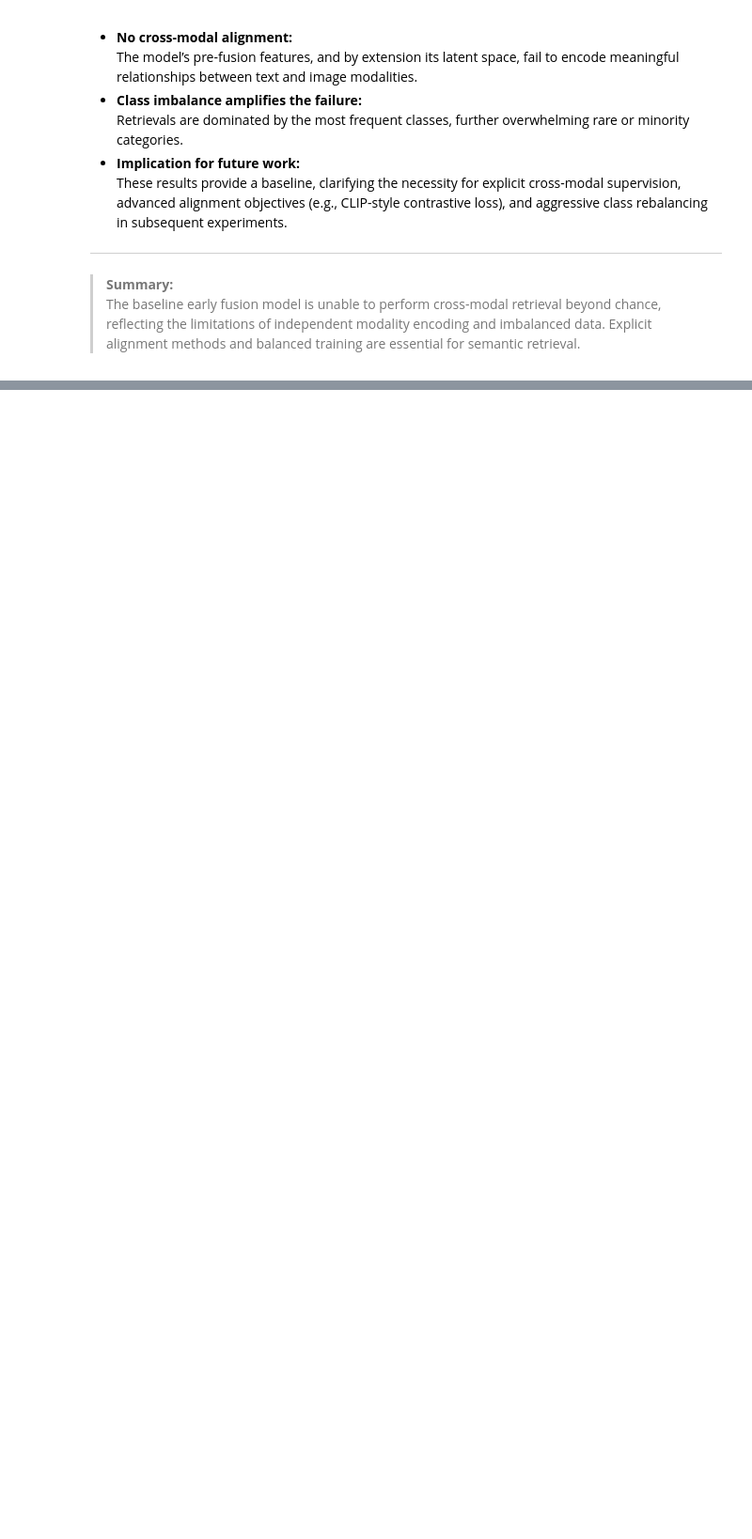
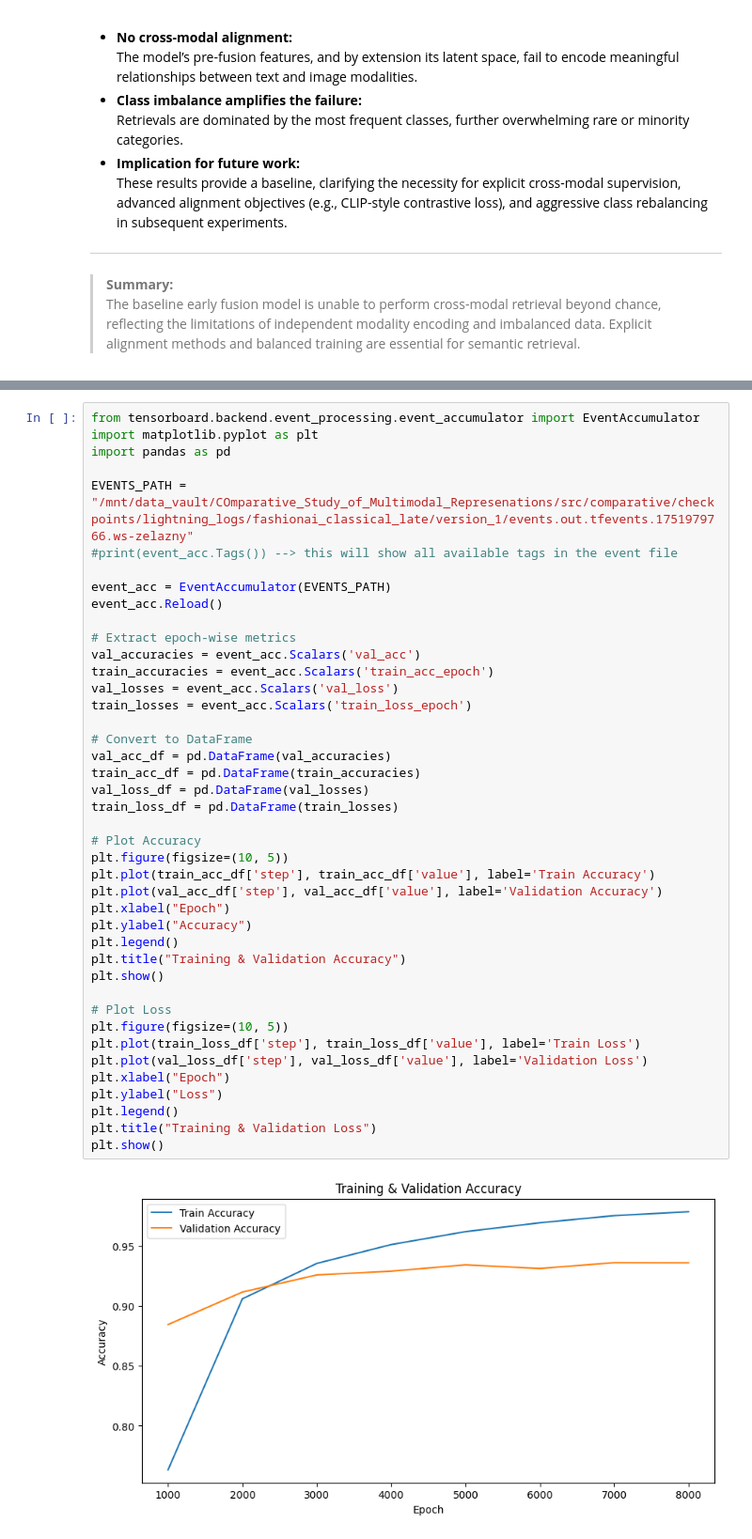
Before and after one commit to PM-0125/COmparative_Study_of_Multimodal_Represenations, a Jupyter notebook: notebooks/02_exploratory_fashionai.ipynb, the cells around one changed output, grey strips where cells are left out. Shown at 94% size. Saved outputs shown, nothing was run; the diff lists cells and outputs as text; blank space fills up the shorter version.

```diff
--- a/notebooks/02_exploratory_fashionai.ipynb
+++ b/notebooks/02_exploratory_fashionai.ipynb
@@ -956,0 +1079,44 @@ ValueError: Found array with 0 sample(s) (shape=(0, 2)) while a minimum of 1 is
+# %%
+from tensorboard.backend.event_processing.event_accumulator import EventAccumulator
+import matplotlib.pyplot as plt
+import pandas as pd
+
+EVENTS_PATH = "/mnt/data_vault/COmparative_Study_of_Multimodal_Represenations/src/comparative/checkpoints/lightning_logs/fashionai_classical_late/version_1/events.out.tfevents.1751979766.ws-zelazny"
+#print(event_acc.Tags()) --> this will show all available tags in the event file
+
+event_acc = EventAccumulator(EVENTS_PATH)
+event_acc.Reload()
+
+# Extract epoch-wise metrics
+val_accuracies = event_acc.Scalars('val_acc')
+train_accuracies = event_acc.Scalars('train_acc_epoch')
+val_losses = event_acc.Scalars('val_loss')
+train_losses = event_acc.Scalars('train_loss_epoch')
+
+# Convert to DataFrame
+val_acc_df = pd.DataFrame(val_accuracies)
+train_acc_df = pd.DataFrame(train_accuracies)
+val_loss_df = pd.DataFrame(val_losses)
+train_loss_df = pd.DataFrame(train_losses)
+
+# Plot Accuracy
+plt.figure(figsize=(10, 5))
+plt.plot(train_acc_df['step'], train_acc_df['value'], label='Train Accuracy')
+plt.plot(val_acc_df['step'], val_acc_df['value'], label='Validation Accuracy')
+plt.xlabel("Epoch")
+plt.ylabel("Accuracy")
+plt.legend()
+plt.title("Training & Validation Accuracy")
+plt.show()
+
+# Plot Loss
+plt.figure(figsize=(10, 5))
+plt.plot(train_loss_df['step'], train_loss_df['value'], label='Train Loss')
+plt.plot(val_loss_df['step'], val_loss_df['value'], label='Validation Loss')
+plt.xlabel("Epoch")
+plt.ylabel("Loss")
+plt.legend()
+plt.title("Training & Validation Loss")
+plt.show()
+# %% [output]
+[figure, added]
```
Also changed, not shown: parts of 35 cells of this notebook.
